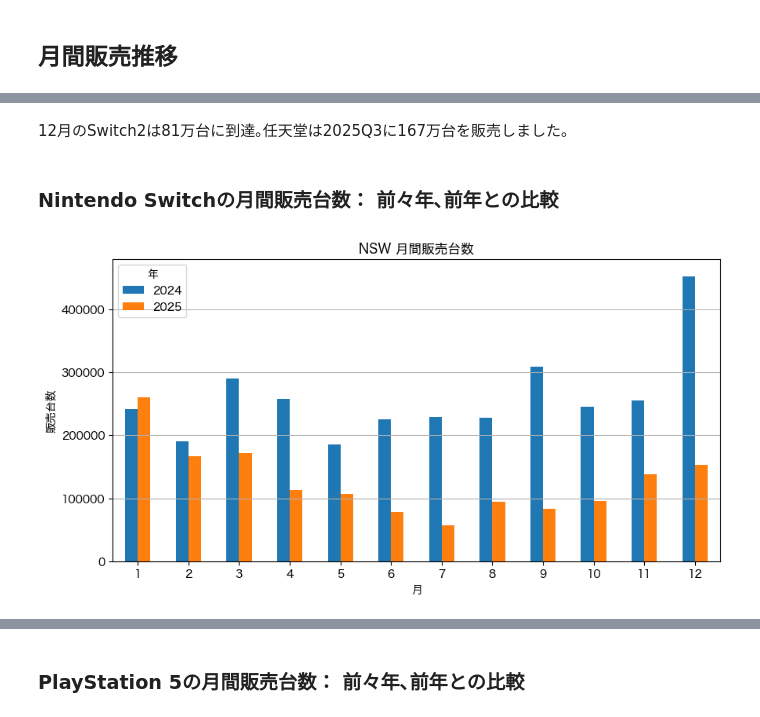
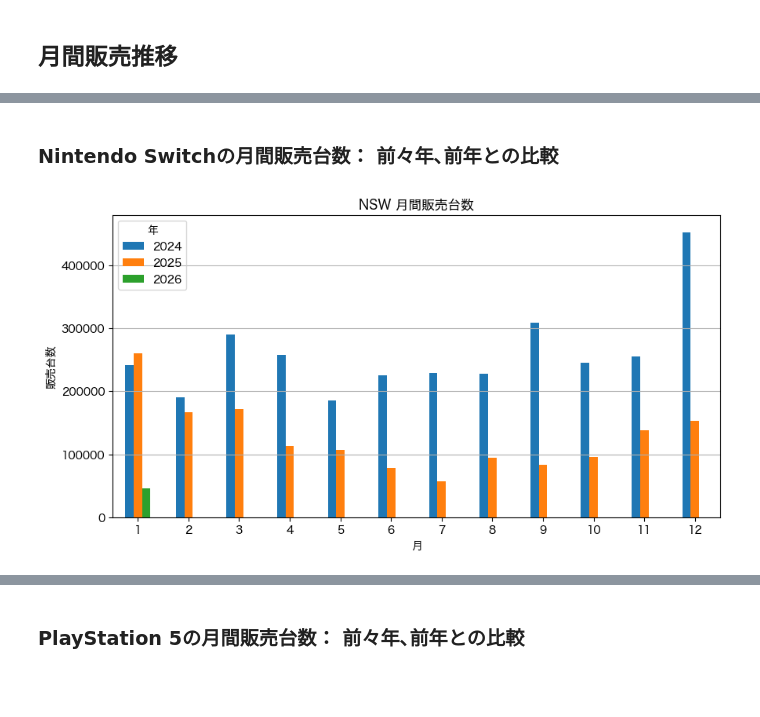
Before and after one commit to hidenden/gamedata, a Jupyter notebook: notebook/report/weekly_report.ipynb, the cells around one changed output, grey strips where cells are left out. Cells and saved outputs as stored; diff of their text form; code cells hidden in the pictures; blank space fills up the shorter version.

```diff
--- a/notebook/report/weekly_report.ipynb
+++ b/notebook/report/weekly_report.ipynb
@@ -134,9 +120,7 @@ display(month_style)
-# %% [markdown]
-12月のSwitch2は81万台に到達｡任天堂は2025Q3に167万台を販売しました｡
 # %% [markdown]
 ### Nintendo Switchの月間販売台数： 前々年､前年との比較
 # %%
-(fig, df) = ph.plot_monthly_bar_by_year(hw="NSW", ymax=480000, begin=gu.years_ago(report_date), end=report_date)
+(my_ns_fig, my_ns_df) = ph.plot_monthly_bar_by_year(hw="NSW", ymax=480000, begin=gu.years_ago(report_date), end=report_date)
 # %% [output]
-[figure, old version]
+[figure, new version]
 # %%
```
Also changed, not shown: parts of 41 cells of this notebook, 4 other files.
